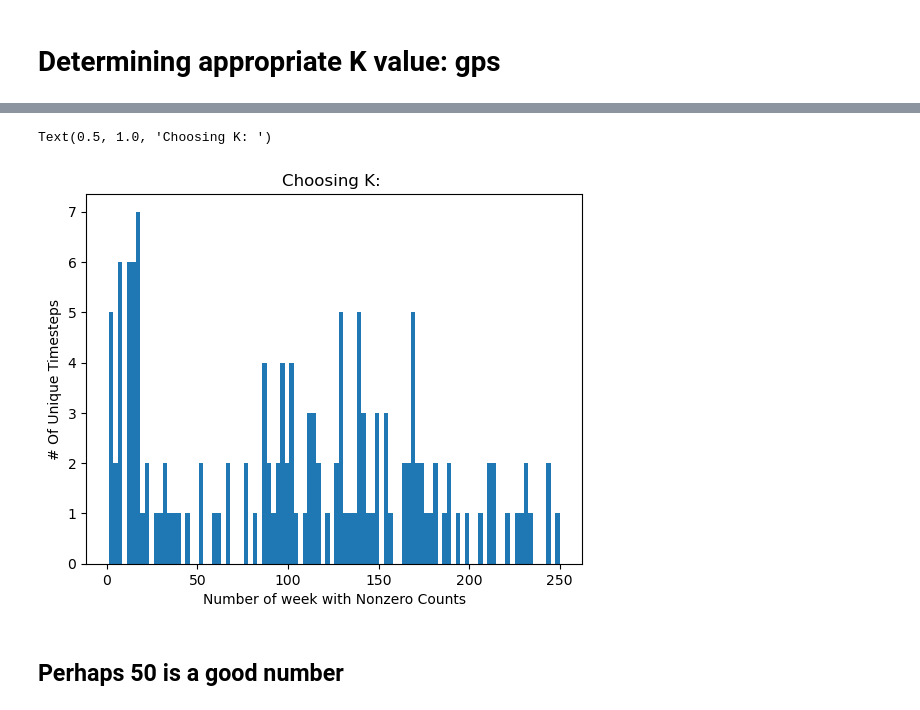
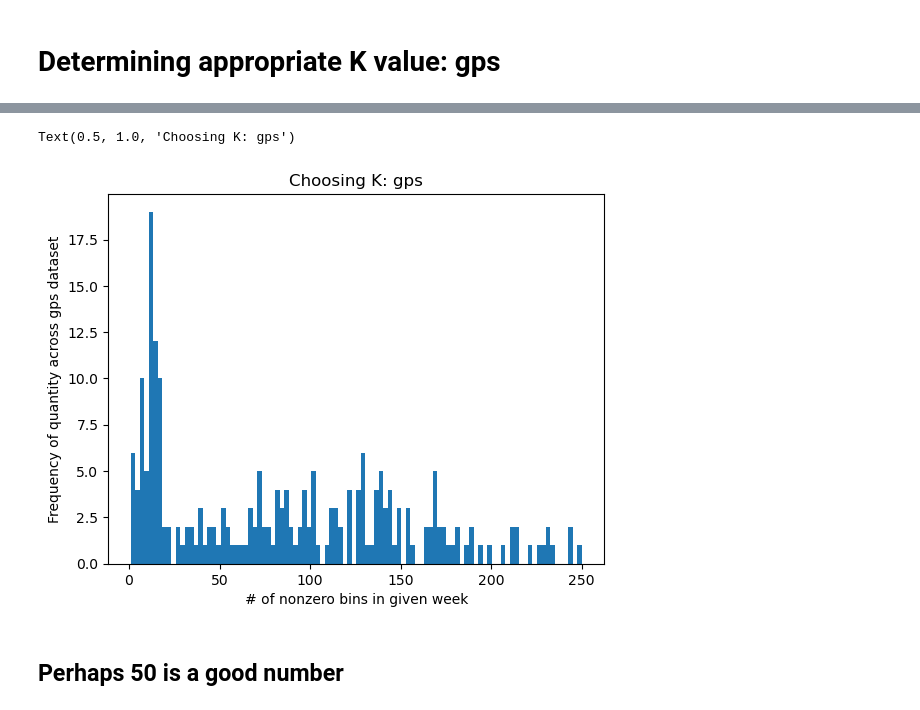
Before and after one commit to sammymuench/whooping_crane_cleaning_forecasting, a Jupyter notebook: tester.ipynb, the cells around one changed output, grey strips where cells are left out. Saved outputs shown, nothing was run; the diff lists cells and outputs as text; code cells hidden in the pictures.

```diff
--- a/tester.ipynb
+++ b/tester.ipynb
@@ -182,6 +182,6 @@ array([ 692727.16613303, 3095057.86421297,  753687.33167348,
 # %% [markdown]
 # Determining appropriate K value: gps
 # %%
-gps_df = pd.read_csv('gps/2009_to_2014_weekly_500M/gps_2009_to_2014_weekly_500M_final.csv')
+gps_df = pd.read_csv('gps/2009_to_2016_weekly_500M/gps_2009_to_2016_weekly_500M_final.csv')
 # %%
 gps_df['longlat'] = gps_df.apply(lambda row: (row['long'], row['lat']), axis=1)
@@ -188,20 +206,20 @@ gps_df['longlat'] = gps_df.apply(lambda row: (row['long'], row['lat']), axis=1)
 # %%
 def calc_num_nonzero(group):
 
     if np.sum(group['counts'] > 0) == 0:
         return np.nan
 
     return np.sum(group['counts'] > 0)
 
 
 import matplotlib.pyplot as plt
 plt.hist(gps_df.groupby('week_name').apply(calc_num_nonzero).dropna(), bins=100)
-plt.xlabel('Number of week with Nonzero Counts')
-plt.ylabel('# Of Unique Timesteps')
-plt.title('Choosing K: ')
+plt.xlabel('# of nonzero bins in given week')
+plt.ylabel('Frequency of quantity across gps dataset')
+plt.title('Choosing K: gps')
 # %% [output]
-Text(0.5, 1.0, 'Choosing K: ')
+Text(0.5, 1.0, 'Choosing K: gps')
-[figure, old version]
+[figure, new version]
 # %% [markdown]
 ## Perhaps 50 is a good number
 # %% [markdown]
```
Also changed, not shown: parts of 10 cells of this notebook, 11 other files.
